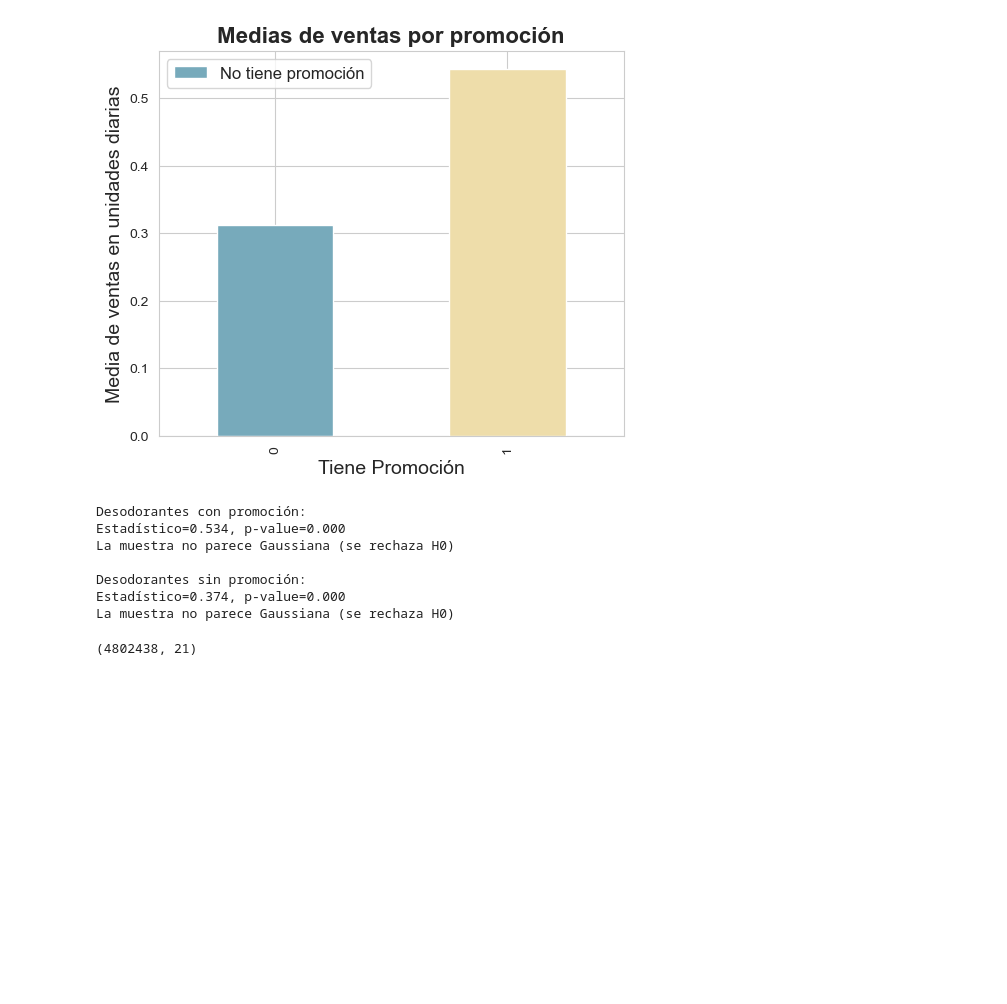
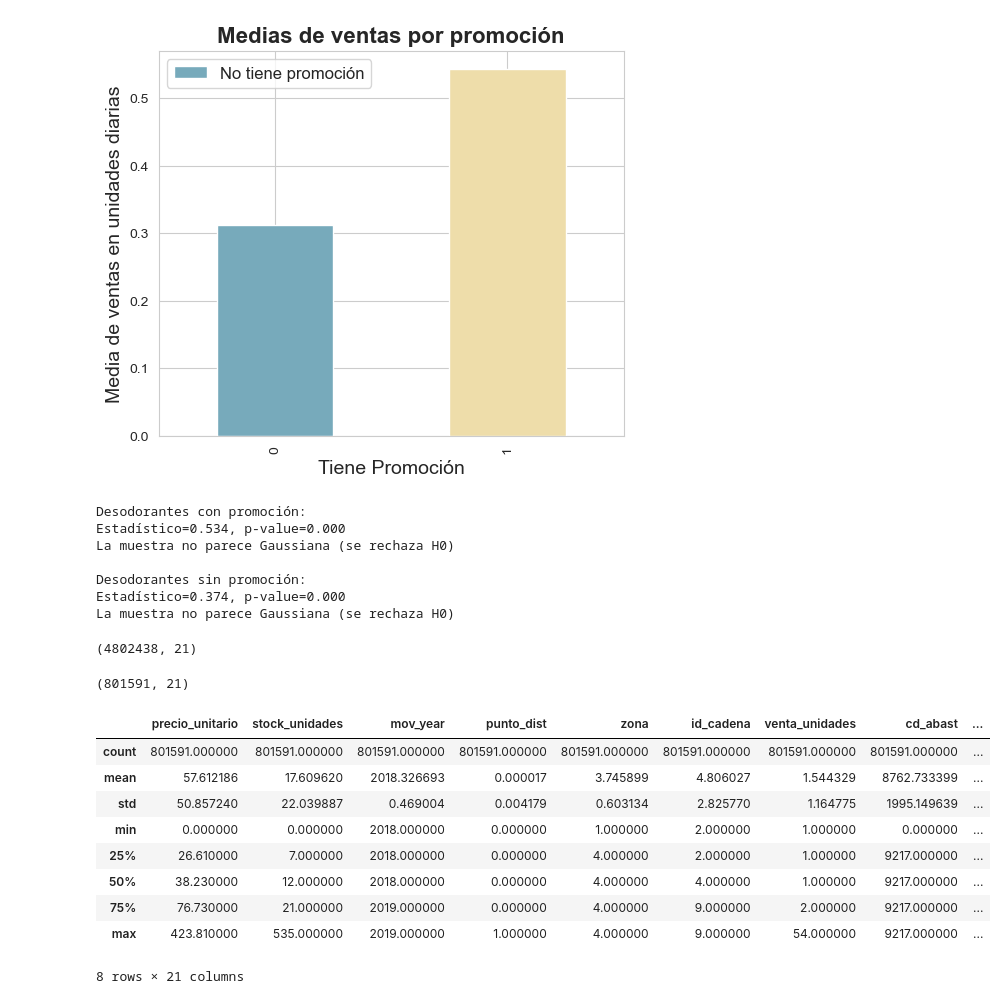
Before and after one commit to ErikaMelt/deodorants-project, a Jupyter notebook: eda/eda_erika_v1.ipynb, the cells around one changed output. Drawn from its saved outputs; the diff is of its cells as text; code cells hidden in the pictures; blank space fills up the shorter version.

```diff
--- a/eda/eda_erika_v1.ipynb
+++ b/eda/eda_erika_v1.ipynb
@@ -716,5 +716,24 @@ df_subset = df_subset.loc[(df_subset['mov_year'] == 2018) | (df_subset['mov_year
 df_subset.shape
 # %% [output]
 (4802438, 21)
+# %%
+df_subset = df_subset[df_subset['venta_unidades']>0]
+# %%
+df_subset.shape
+# %% [output]
+(801591, 21)
+# %%
+df_subset.describe()
+# %% [output]
+|  | precio_unitario | stock_unidades | mov_year | punto_dist | zona | id_cadena | venta_unidades | cd_abast | ... |
+| count | 801591.000000 | 801591.000000 | 801591.000000 | 801591.000000 | 801591.000000 | 801591.000000 | 801591.000000 | 801591.000000 | ... |
+| mean | 57.612186 | 17.609620 | 2018.326693 | 0.000017 | 3.745899 | 4.806027 | 1.544329 | 8762.733399 | ... |
+| std | 50.857240 | 22.039887 | 0.469004 | 0.004179 | 0.603134 | 2.825770 | 1.164775 | 1995.149639 | ... |
+| min | 0.000000 | 0.000000 | 2018.000000 | 0.000000 | 1.000000 | 2.000000 | 1.000000 | 0.000000 | ... |
+| 25% | 26.610000 | 7.000000 | 2018.000000 | 0.000000 | 4.000000 | 2.000000 | 1.000000 | 9217.000000 | ... |
+| 50% | 38.230000 | 12.000000 | 2018.000000 | 0.000000 | 4.000000 | 4.000000 | 1.000000 | 9217.000000 | ... |
+| 75% | 76.730000 | 21.000000 | 2019.000000 | 0.000000 | 4.000000 | 9.000000 | 2.000000 | 9217.000000 | ... |
+| max | 423.810000 | 535.000000 | 2019.000000 | 1.000000 | 4.000000 | 9.000000 | 54.000000 | 9217.000000 | ... |
+8 rows × 21 columns
 # %%
 df_subset.to_csv('../data/deodorants_model.csv', index=False)
```
